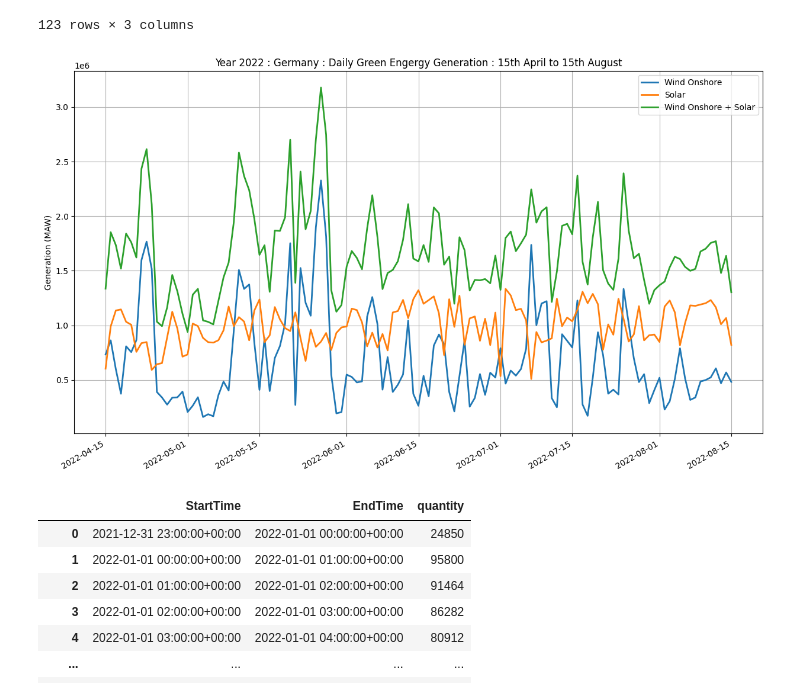
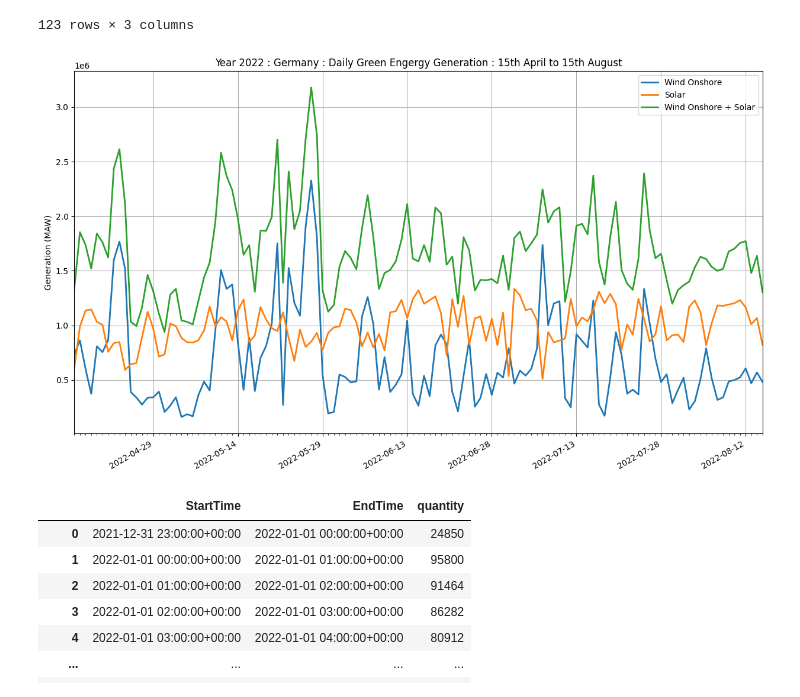
Before and after one commit to mahbubur-87/SE-Europe-Data_Challenge_Template, a Jupyter notebook: se-europe-data-challenge-data-analysis.ipynb, the cells around one changed output. Saved outputs shown, nothing was run; the diff lists cells and outputs as text; code cells hidden in the pictures.

```diff
--- a/se-europe-data-challenge-data-analysis.ipynb
+++ b/se-europe-data-challenge-data-analysis.ipynb
@@ -899,22 +913,29 @@ df_gen_2022_daily_de_wind_onshore_solar
 123 rows × 3 columns
 # %%
 import matplotlib.pyplot as plt
+import matplotlib.dates as mdates
 
 fig, ax = plt.subplots(figsize=(15,9))
 
 ax.plot(pd.to_datetime(df_gen_2022_daily_de_wind_onshore["StartTime"]).dt.date, df_gen_2022_daily_de_wind_onshore["quantity"], lw=2, label='Wind Onshore')
 ax.plot(pd.to_datetime(df_gen_2022_daily_de_solar["StartTime"]).dt.date, df_gen_2022_daily_de_solar["quantity"], lw=2, label='Solar')
 ax.plot(pd.to_datetime(df_gen_2022_daily_de_wind_onshore_solar["StartTime"]).dt.date, df_gen_2022_daily_de_wind_onshore_solar["quantity"], lw=2, label='Wind Onshore + Solar')
 
 ax.legend(loc='upper right')
 ax.grid(True)
 ax.label_outer()
 ax.set_ylabel('Generation (MAW)')
 ax.set_title('Year 2022 : Germany : Daily Green Engergy Generation : 15th April to 15th August')
+ax.set_xlim(pd.to_datetime(df_gen_2022_daily_de_wind_onshore_solar.loc[0, "StartTime"]), pd.to_datetime(df_gen_2022_daily_de_wind_onshore_solar.loc[df_gen_2022_daily_de_wind_onshore_solar.shape[0] - 1, "StartTime"]))
+
+major_daily_locator = mdates.DayLocator(interval=15)
+minor_daily_locator = mdates.DayLocator(interval=1)
+ax.xaxis.set_major_locator(major_daily_locator)
+ax.xaxis.set_minor_locator(minor_daily_locator)
 
 fig.autofmt_xdate()
 # %% [output]
-[figure, old version]
+[figure, new version]
 # %%
 file_name = "/kaggle/input/europe-green-electricity-generation-consumption/2022-2023-hourly/de/gen_DE_B19.csv"
 # %%
```
Also changed, not shown: parts of 26 cells of this notebook.
